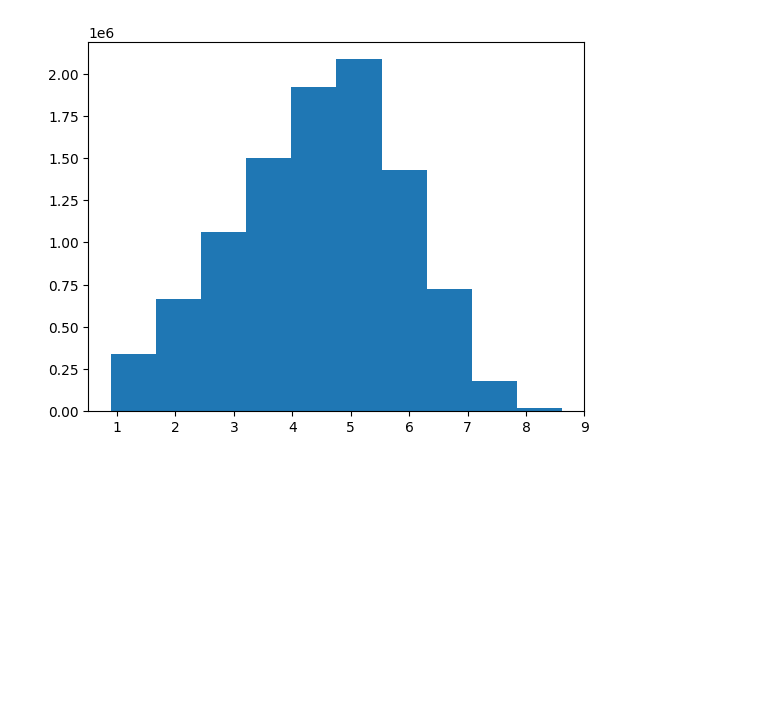
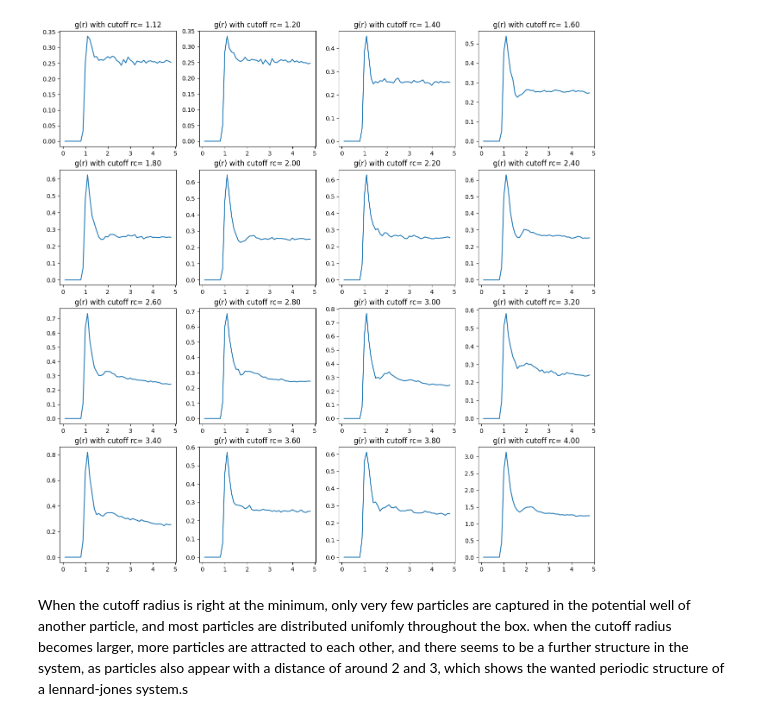
Before and after one commit to selina355/simulation-methods, a Jupyter notebook: Exercise10_Interaction_Potentials/Exercise10_results.ipynb, the cells around one changed output. Cells and saved outputs as stored; diff of their text form; code cells hidden in the pictures; blank space fills up the shorter version.

```diff
--- a/Exercise10_Interaction_Potentials/Exercise10_results.ipynb
+++ b/Exercise10_Interaction_Potentials/Exercise10_results.ipynb
@@ -19,13 +24,0 @@ with open('distances0.dat') as csvfile:
-# %%
-data_= np.sqrt(np.array(data))
-#plt.hist(data_[300:].flatten(),bins=100)
-#plt.show()
-#plt.hist(data[400])
-dr=0.05
-bins_array=np.arange(0.1,9,dr)
-
-hist, edges=np.histogram(data_,bins_array)
-print(len(bins_array))
-shell_volumes= 4/3*np.pi*(bins_array[:-1]**3-(bins_array[:-1]-dr)**3)
-print(hist/shell_volumes*0.2)
-plt.plot(bins_array[:-1], hist/shell_volumes/0.2)
@@ -60,13 +24,0 @@ with open('distances15.dat') as csvfile:
-# %%
-
-data_= np.sqrt(np.array(data))
-dr=0.07
-bins_array=np.arange(0.1,9,dr)
-
-hist, edges=np.histogram(data_,bins_array)
-print(len(bins_array))
-shell_volumes= 4/3*np.pi*(bins_array[:-1:]**3-(bins_array[:-1:]-dr)**3)
-#print(hist/shell_volumes/0.2)
-plt.plot(bins_array[:-1], hist/shell_volumes/0.2)
-
-plt.show()
@@ -76,7 +25,17 @@ plt.show()
-# %%
-
-plt.hist(data_.flatten())
-plt.show()
-#plt.hist(data[400])
-# %% [output]
-[figure, removed]
+# %%
+
+dr=0.1
+bins_array=np.arange(dr,5,dr)
+rho=200/1000
+fig, axs= plt.subplots(4,4, figsize= (16,16))
+
+for i,r in enumerate(rc):
+
+    hist, edges=np.histogram(all_dat[i],bins_array)
+    axs.flatten()[i].set_title("g(r) with cutoff rc= %.2f"%r)
+    #plt.plot(bins_array[:-1], hist/shell_volumes/0.2)
+    axs.flatten()[i].plot(bins_array[:-1],hist/(200*200*rho*4*np.pi*bins_array[:-1]**2*dr))
+# %% [output]
+[figure, added]
+# %% [markdown]
+When the cutoff radius is right at the minimum, only very few particles are captured in the potential well of another particle, and most particles are distributed unifomly throughout the box. when the cutoff radius becomes larger, more particles are attracted to each other, and there seems to be a further structure in the system, as particles also appear with a distance of around 2 and 3, which shows the wanted periodic structure of a lennard-jones system.s
```
Also changed, not shown: parts of 5 cells of this notebook, 23 other files.
